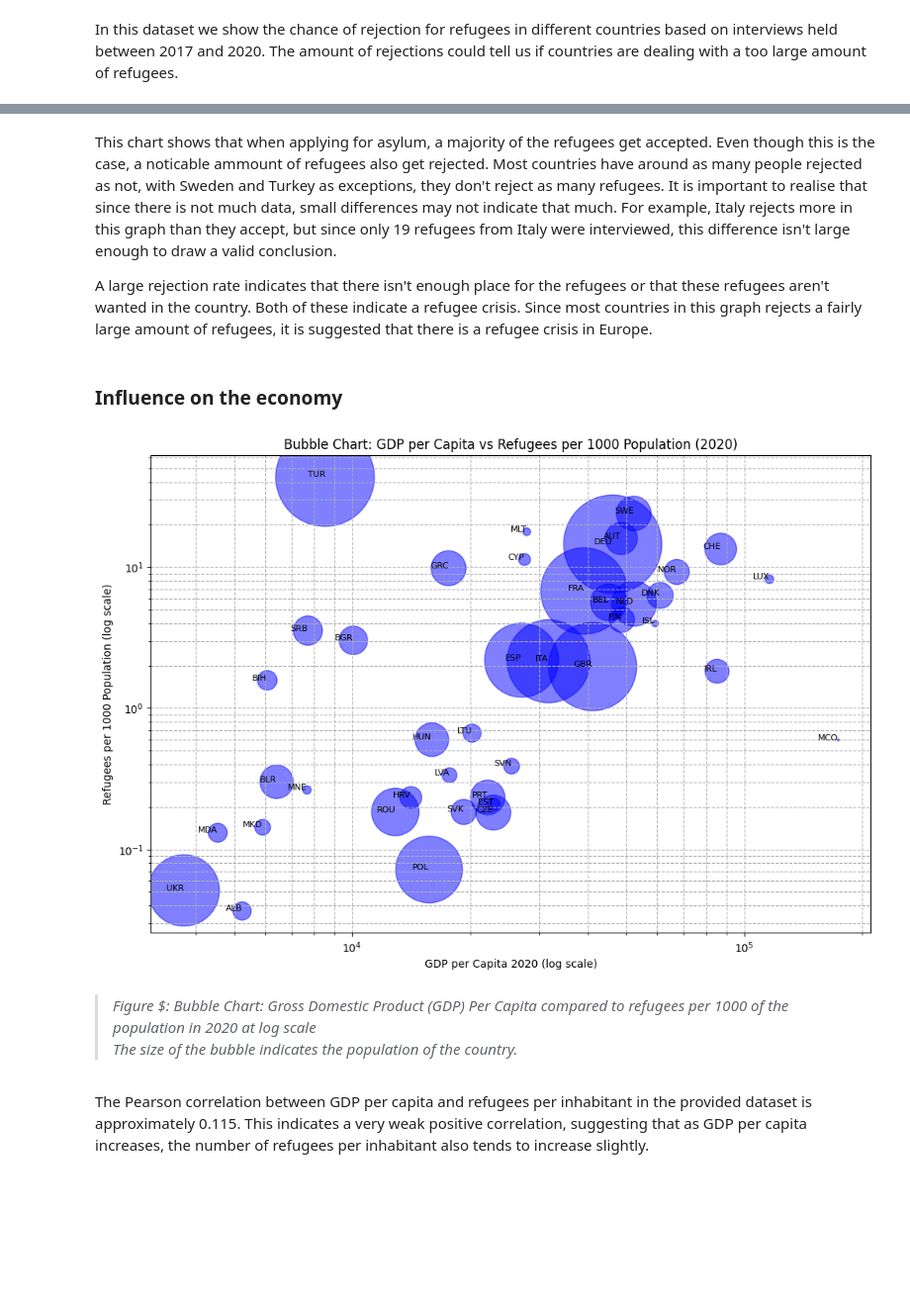
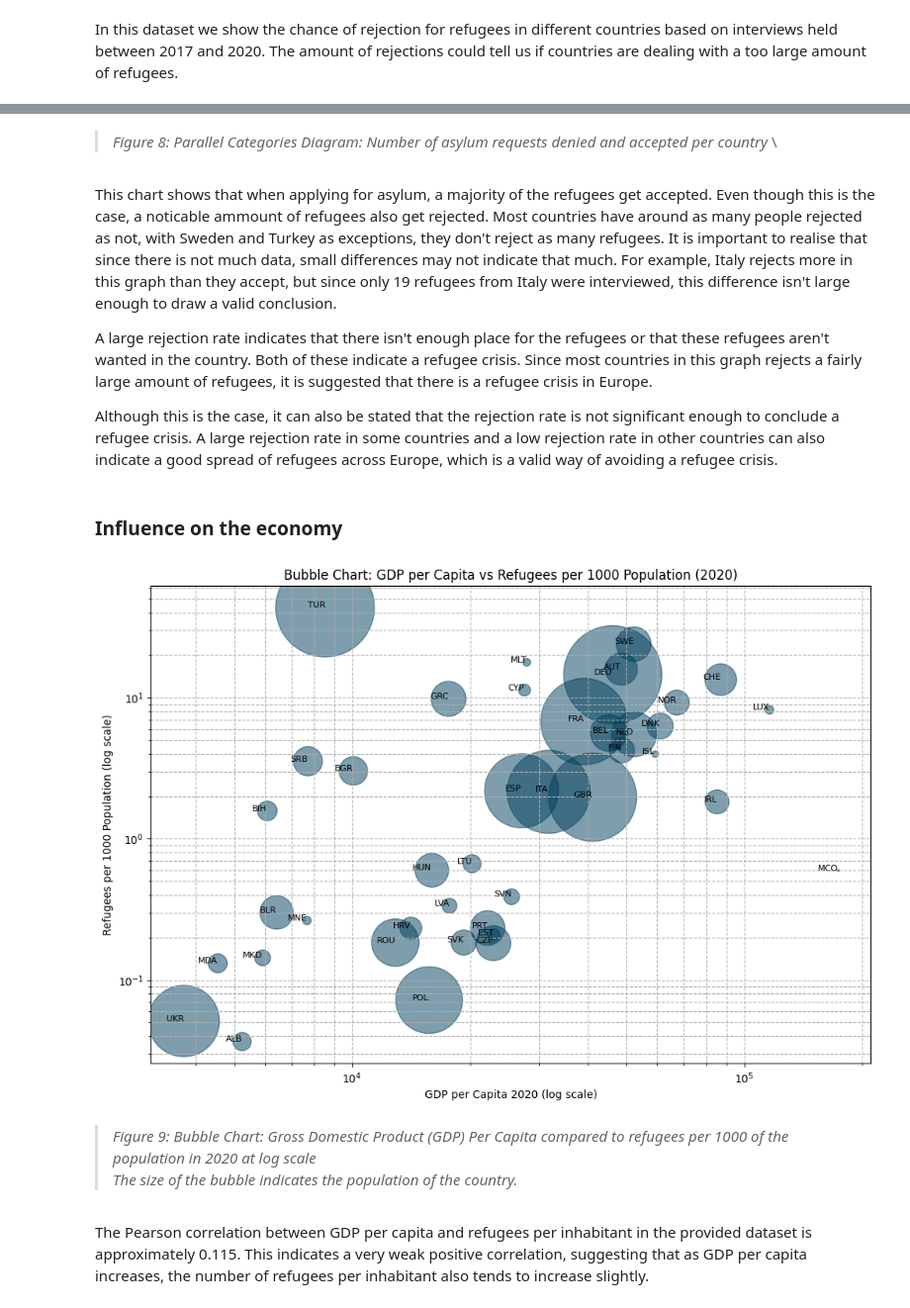
Before and after one commit to Nand-uva/InfoVis, a Jupyter notebook: _sources/docs/notebook.ipynb, the cells around one changed output, grey strips where cells are left out. Shown at 99% size. Drawn from its saved outputs; the diff is of its cells as text; code cells hidden in the pictures; blank space fills up the shorter version.

```diff
--- a/_sources/docs/notebook.ipynb
+++ b/_sources/docs/notebook.ipynb
@@ -359,43 +367,47 @@ fig.show()
+# %% [markdown]
+> *Figure 8: Parallel Categories Diagram: Number of asylum requests denied and accepted per country* \
 # %% [markdown]
 This chart shows that when applying for asylum, a majority of the refugees get accepted. Even though this is the case, a noticable ammount of refugees also get rejected. Most countries have around as many people rejected as not, with Sweden and Turkey as exceptions, they don't reject as many refugees. It is important to realise that since there is not much data, small differences may not indicate that much. For example, Italy rejects more in this graph than they accept, but since only 19 refugees from Italy were interviewed, this difference isn't large enough to draw a valid conclusion.
 
 A large rejection rate indicates that there isn't enough place for the refugees or that these refugees aren't wanted in the country. Both of these indicate a refugee crisis. Since most countries in this graph rejects a fairly large amount of refugees, it is suggested that there is a refugee crisis in Europe.
+
+Although this is the case, it can also be stated that the rejection rate is not significant enough to conclude a refugee crisis. A large rejection rate in some countries and a low rejection rate in other countries can also indicate a good spread of refugees across Europe, which is a valid way of avoiding a refugee crisis.
 # %% [markdown]
 ### Influence on the economy
 # %%
 file_path = 'DataSets/gdp_pop_ref_2020.csv'
 data = pd.read_csv(file_path)
 
  # Remove non-finite values
 data_cleaned = data.dropna(subset=['GDP per Capita 2020']).reset_index(drop=True)
 
 # Calculate refugees per 1,000 population
 data_cleaned['Refugees per 1000 Population'] = data_cleaned['Refugees 2020'] / (data_cleaned['Population 2020'] / 1000)
 
 # Bubble chart with GDP per Capita (log scale) and Refugees per 1,000 Population (log scale)
 plt.figure(figsize=(12, 8))
 bubble_size = data_cleaned['Population 2020'] / 10000
 
 plt.scatter(data_cleaned['GDP per Capita 2020'], data_cleaned['Refugees per 1000 Population'],
-            s=bubble_size, alpha=0.5, c='blue')
+            s=bubble_size, alpha=0.5, c='#003f5c')
 
 plt.xscale('log')
 plt.yscale('log')
 plt.xlabel('GDP per Capita 2020 (log scale)')
 plt.ylabel('Refugees per 1000 Population (log scale)')
 plt.title('Bubble Chart: GDP per Capita vs Refugees per 1000 Population (2020)')
 plt.grid(True, which="both", ls="--")
 
 # Annotate each bubble with the country name
 for i in range(data_cleaned.shape[0]):
     plt.text(data_cleaned['GDP per Capita 2020'][i], data_cleaned['Refugees per 1000 Population'][i],
              data_cleaned['ISO_Code'][i], fontsize=8, ha='right')
 
 plt.show()
 # %% [output]
-[figure, old version]
+[figure, new version]
 # %% [markdown]
-> *Figure \$: Bubble Chart: Gross Domestic Product (GDP) Per Capita compared to refugees per 1000 of the population in 2020 at log scale* \
+> *Figure 9: Bubble Chart: Gross Domestic Product (GDP) Per Capita compared to refugees per 1000 of the population in 2020 at log scale* \
 > *The size of the bubble indicates the population of the country.*
 # %% [markdown]
 The Pearson correlation between GDP per capita and refugees per inhabitant in the provided dataset is approximately 0.115. This indicates a very weak positive correlation, suggesting that as GDP per capita increases, the number of refugees per inhabitant also tends to increase slightly.
```
Also changed, not shown: parts of 21 cells of this notebook, 17 other files.
